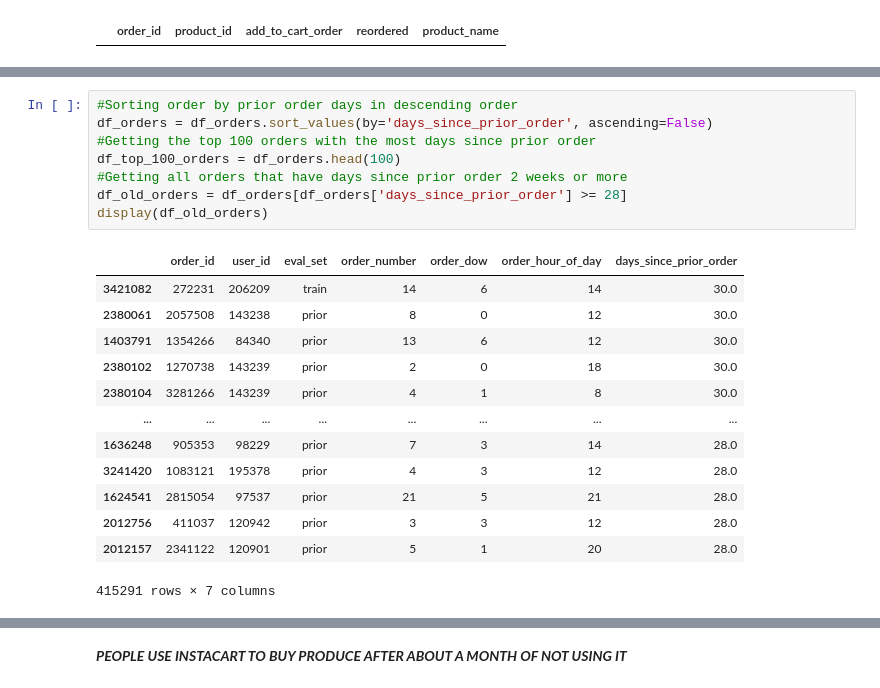
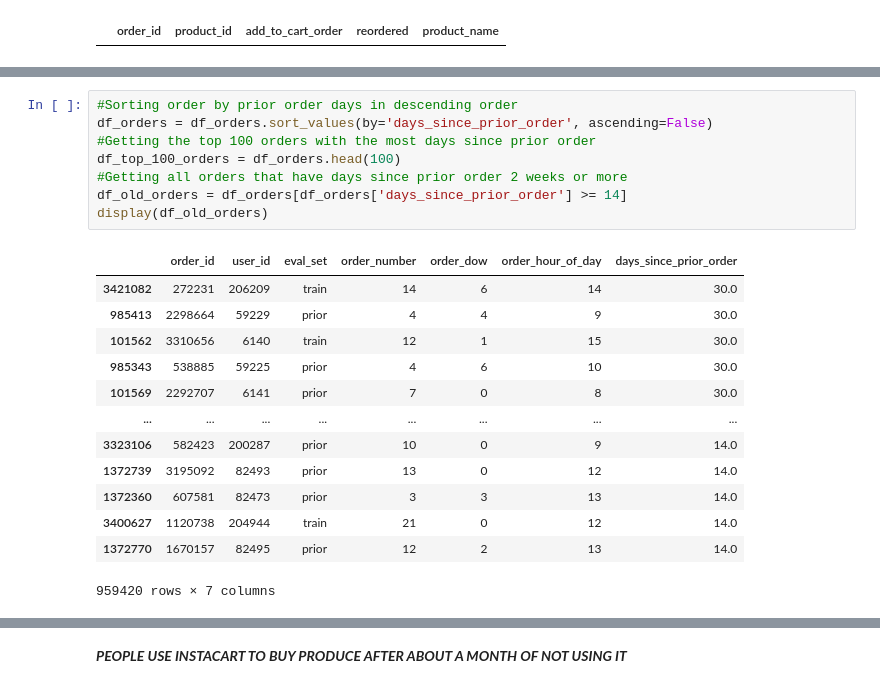
Before and after one commit to PorfirioTavira/comp541Proj, a Jupyter notebook: 541_Project.ipynb, the cells around one changed output, grey strips where cells are left out. Saved outputs shown, nothing was run; the diff lists cells and outputs as text.

```diff
--- a/541_Project.ipynb
+++ b/541_Project.ipynb
@@ -230,22 +158,22 @@ display(df_electrolytes_orders)
 # %%
 #Sorting order by prior order days in descending order
 df_orders = df_orders.sort_values(by='days_since_prior_order', ascending=False)
 #Getting the top 100 orders with the most days since prior order
 df_top_100_orders = df_orders.head(100)
 #Getting all orders that have days since prior order 2 weeks or more
-df_old_orders = df_orders[df_orders['days_since_prior_order'] >= 28]
+df_old_orders = df_orders[df_orders['days_since_prior_order'] >= 14]
 display(df_old_orders)
 # %% [output]
 |  | order_id | user_id | eval_set | order_number | order_dow | order_hour_of_day | days_since_prior_order |
 | 3421082 | 272231 | 206209 | train | 14 | 6 | 14 | 30.0 |
-| 2380061 | 2057508 | 143238 | prior | 8 | 0 | 12 | 30.0 |
-| 1403791 | 1354266 | 84340 | prior | 13 | 6 | 12 | 30.0 |
-| 2380102 | 1270738 | 143239 | prior | 2 | 0 | 18 | 30.0 |
-| 2380104 | 3281266 | 143239 | prior | 4 | 1 | 8 | 30.0 |
+| 985413 | 2298664 | 59229 | prior | 4 | 4 | 9 | 30.0 |
+| 101562 | 3310656 | 6140 | train | 12 | 1 | 15 | 30.0 |
+| 985343 | 538885 | 59225 | prior | 4 | 6 | 10 | 30.0 |
+| 101569 | 2292707 | 6141 | prior | 7 | 0 | 8 | 30.0 |
 | ... | ... | ... | ... | ... | ... | ... | ... |
-| 1636248 | 905353 | 98229 | prior | 7 | 3 | 14 | 28.0 |
-| 3241420 | 1083121 | 195378 | prior | 4 | 3 | 12 | 28.0 |
-| 1624541 | 2815054 | 97537 | prior | 21 | 5 | 21 | 28.0 |
-| 2012756 | 411037 | 120942 | prior | 3 | 3 | 12 | 28.0 |
-| 2012157 | 2341122 | 120901 | prior | 5 | 1 | 20 | 28.0 |
+| 3323106 | 582423 | 200287 | prior | 10 | 0 | 9 | 14.0 |
+| 1372739 | 3195092 | 82493 | prior | 13 | 0 | 12 | 14.0 |
+| 1372360 | 607581 | 82473 | prior | 3 | 3 | 13 | 14.0 |
+| 3400627 | 1120738 | 204944 | train | 21 | 0 | 12 | 14.0 |
+| 1372770 | 1670157 | 82495 | prior | 12 | 2 | 13 | 14.0 |
-415291 rows × 7 columns
+959420 rows × 7 columns
```
Also changed, not shown: parts of 11 cells of this notebook.
